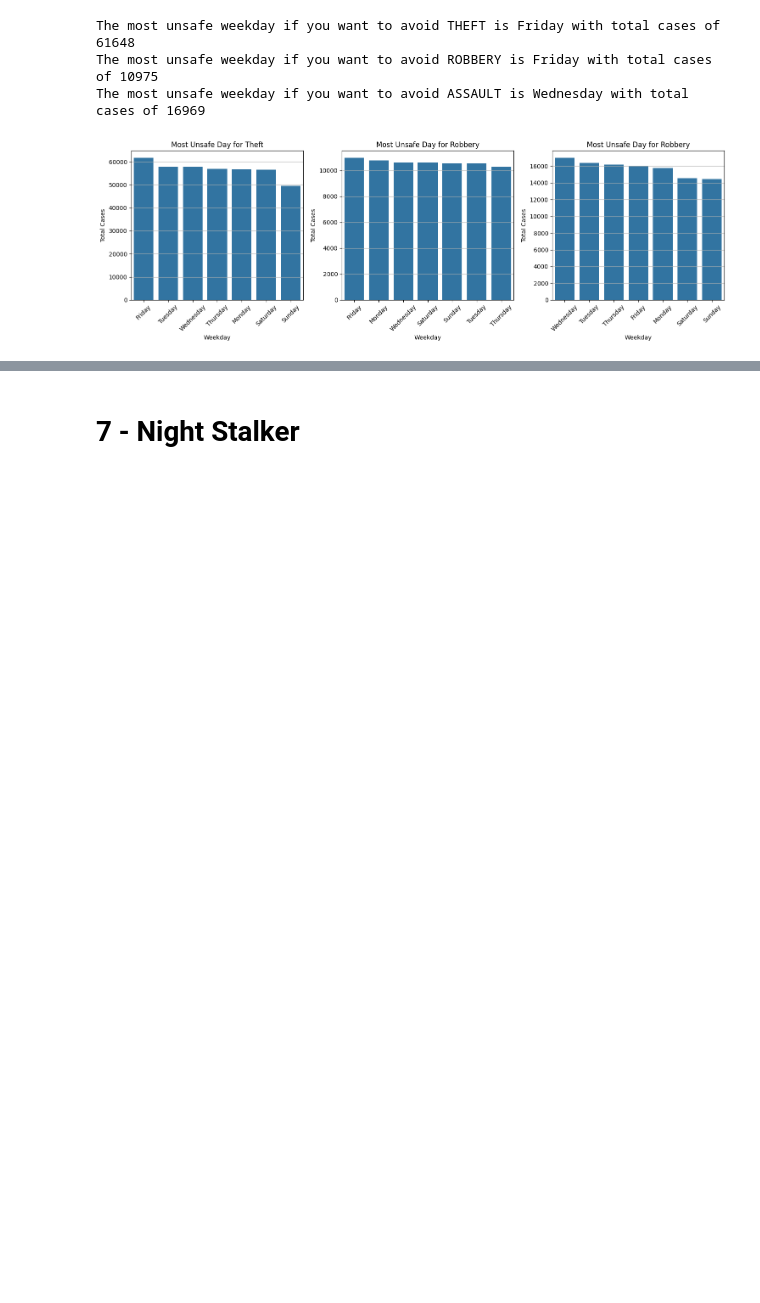
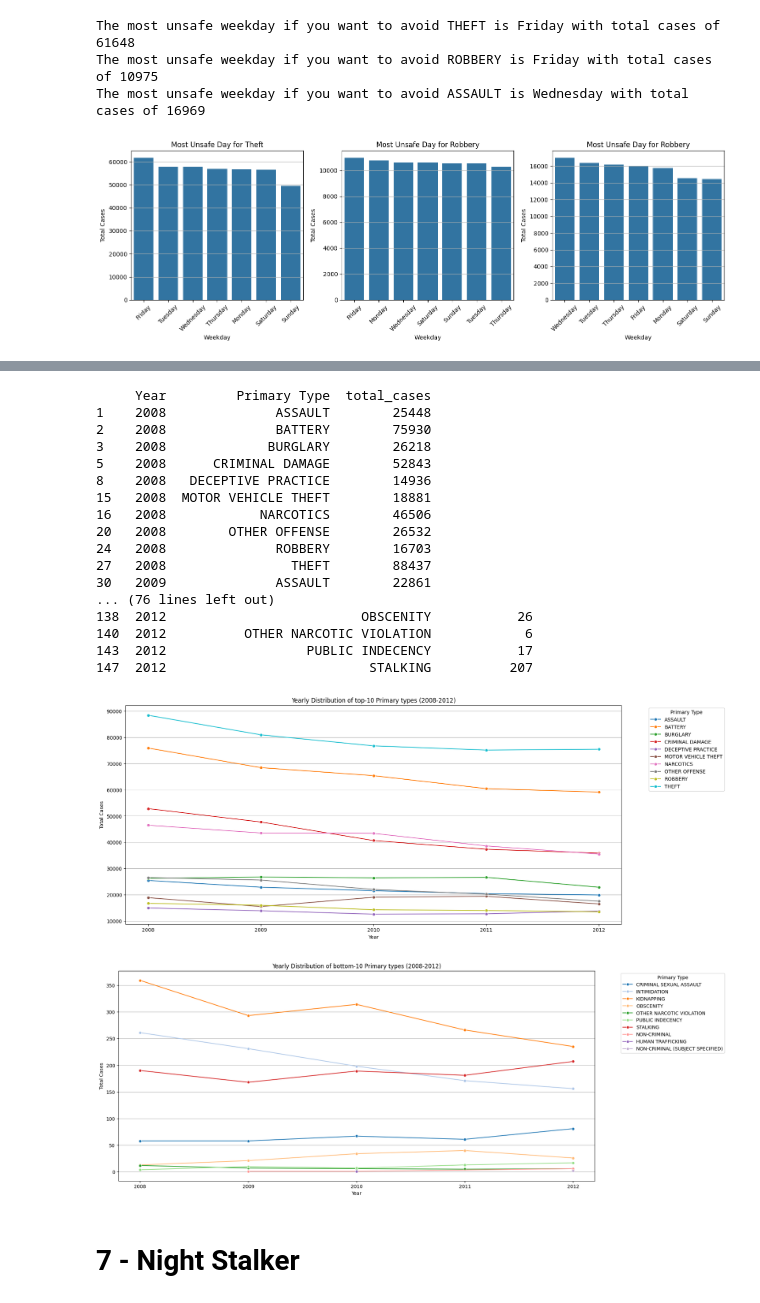
Before and after one commit to Cederlid/databehandling, a Jupyter notebook: laboration/chicago.ipynb, the cells around one changed output, grey strips where cells are left out. Cells and saved outputs as stored; diff of their text form; code cells hidden in the pictures; blank space fills up the shorter version.

```diff
--- a/laboration/chicago.ipynb
+++ b/laboration/chicago.ipynb
@@ -675,0 +767,7 @@ The most unsafe weekday if you want to avoid ASSAULT is Wednesday with total ca
+# %%
+primary_type_total = chicago_crime_2008_to_2012_df.groupby("Primary Type")["ID"].agg(total_cases=("size")).reset_index()
+primary_type_total_sorted = primary_type_total.sort_values(by="total_cases", ascending=False).reset_index(drop=True)
+top_10_primary = primary_type_total_sorted.head(10)
+bottom_10_primary = primary_type_total_sorted.tail(10)
+print(top_10_primary)
+print(bottom_10_primary)
@@ -676,3 +792,51 @@ The most unsafe weekday if you want to avoid ASSAULT is Wednesday with total ca
+# %%
+yearly_crime_distribution = chicago_crime_2008_to_2012_df.groupby(["Year", "Primary Type"])["ID"].size().reset_index(name="total_cases")
+top_10_types = top_10_primary["Primary Type"].tolist()
+bottom_10_types = bottom_10_primary["Primary Type"].tolist()
+
+top_10_distribution = yearly_crime_distribution[yearly_crime_distribution["Primary Type"].isin(top_10_types)]
+bottom_10_distribution = yearly_crime_distribution[yearly_crime_distribution["Primary Type"].isin(bottom_10_types)]
+print(top_10_distribution)
+print(bottom_10_distribution)
+plt.figure(figsize=(18, 8))
+sns.lineplot(data=top_10_distribution, x="Year", y="total_cases", hue="Primary Type",marker ="o", palette="tab10")
+plt.title("Yearly Distribution of top-10 Primary types (2008-2012)")
+plt.xlabel("Year")
+plt.ylabel("Total Cases")
+plt.legend(title="Primary Type", bbox_to_anchor=(1.05, 1), loc="upper left")
+plt.grid(axis="y")
+plt.xticks(ticks=top_10_distribution["Year"].unique())
+plt.show()
+
+plt.figure(figsize=(18, 8))
+sns.lineplot(data=bottom_10_distribution, x="Year", y="total_cases", hue="Primary Type",marker ="o", palette="tab20")
+plt.title("Yearly Distribution of bottom-10 Primary types (2008-2012)")
+plt.xlabel("Year")
+plt.ylabel("Total Cases")
+plt.legend(title="Primary Type", bbox_to_anchor=(1.05, 1), loc="upper left")
+plt.grid(axis="y")
+plt.xticks(ticks=bottom_10_distribution["Year"].unique())
+plt.show()
+# %% [output]
+     Year         Primary Type  total_cases
+1    2008              ASSAULT        25448
+2    2008              BATTERY        75930
+3    2008             BURGLARY        26218
+5    2008      CRIMINAL DAMAGE        52843
+8    2008   DECEPTIVE PRACTICE        14936
+15   2008  MOTOR VEHICLE THEFT        18881
+16   2008            NARCOTICS        46506
+20   2008        OTHER OFFENSE        26532
+24   2008              ROBBERY        16703
+27   2008                THEFT        88437
+30   2009              ASSAULT        22861
+... (76 lines left out)
+138  2012                         OBSCENITY           26
+140  2012          OTHER NARCOTIC VIOLATION            6
+143  2012                  PUBLIC INDECENCY           17
+147  2012                          STALKING          207
+[figure, added]
+[figure, added]
 # %% [markdown]
 # 7 - Night Stalker
 # %% [markdown]
```
Also changed, not shown: parts of 5 cells of this notebook.
